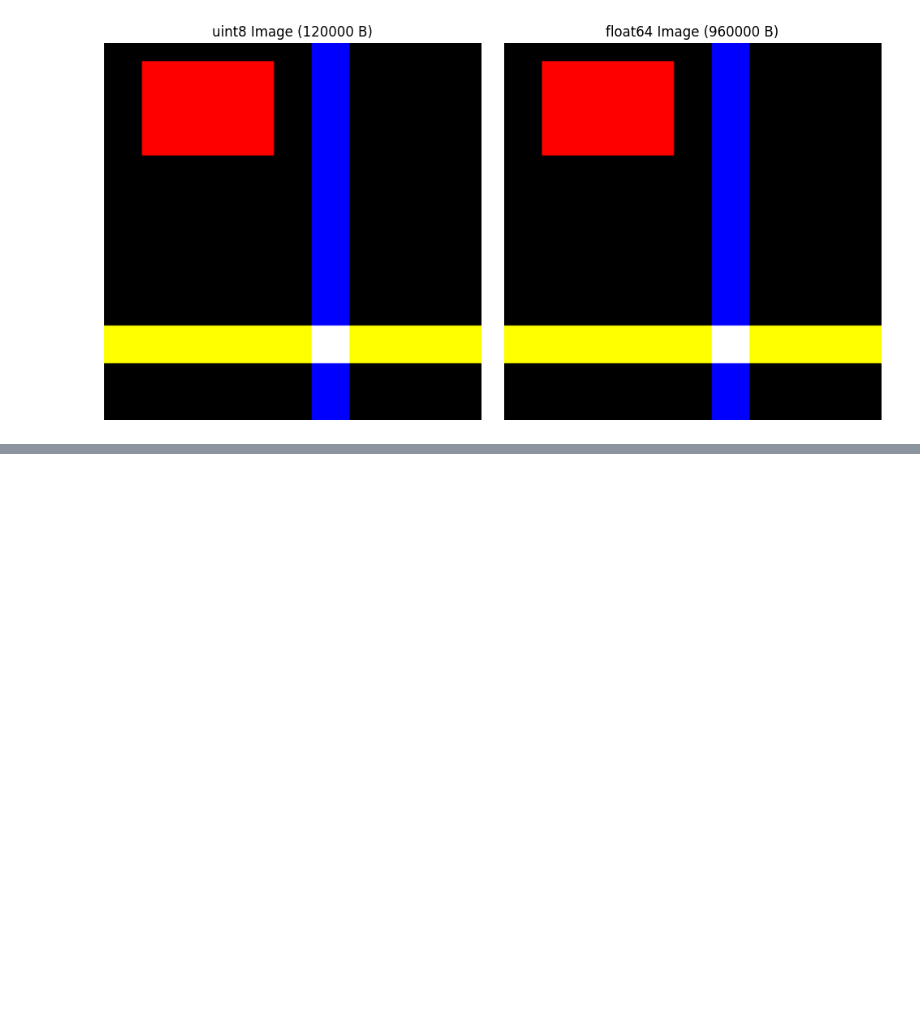
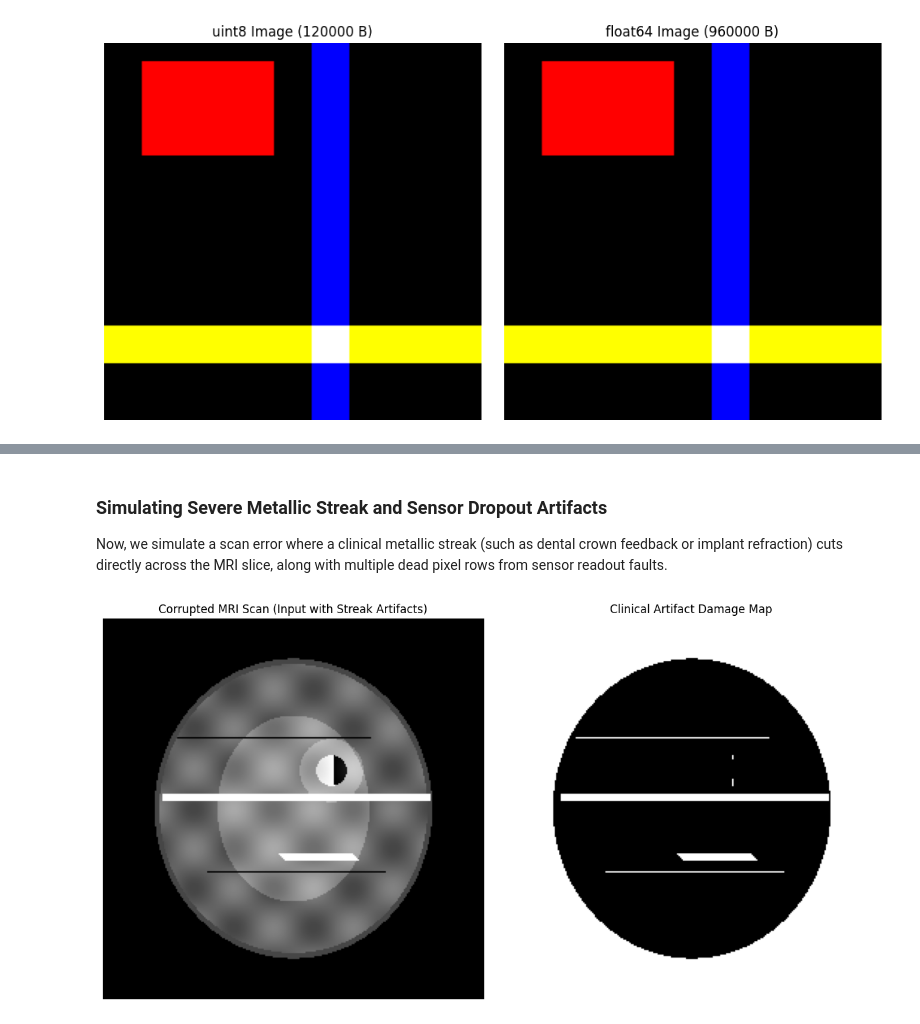
Before and after one commit to CBYERDECODE/image_pixel_manipulator, a Jupyter notebook: image_pixel_manipulator.ipynb, the cells around one changed output, grey strips where cells are left out. Cells and saved outputs as stored; diff of their text form; code cells hidden in the pictures; blank space fills up the shorter version.

```diff
--- a/image_pixel_manipulator.ipynb
+++ b/image_pixel_manipulator.ipynb
@@ -160,0 +339,40 @@ float64 uses 8.0x more memory than uint8!
+# %% [markdown]
+### Simulating Severe Metallic Streak and Sensor Dropout Artifacts
+
+Now, we simulate a scan error where a clinical metallic streak (such as dental crown feedback or implant refraction) cuts directly across the MRI slice, along with multiple dead pixel rows from sensor readout faults.
+# %%
+# Make a copy of our clean phantom
+mri_corrupted = mri_clean.copy()
+h_mri, w_mri, _ = mri_corrupted.shape
+
+# 1. Inject high-intensity streak metal artifacts (White lines)
+for i in range(h_mri):
+    # Simulate horizontal scanner streak feedback
+    if 118 <= i <= 122:
+        mri_corrupted[i, 40:220] = [255, 255, 255]
+    # Diagonal metal artifact slice
+    if abs(i - 160) < 3:
+        mri_corrupted[i, i-40:i+10] = [255, 255, 255]
+
+# 2. Inject dead detector channels (Black sensor dropouts)
+mri_corrupted[80, 50:180] = [0, 0, 0]
+mri_corrupted[170, 70:190] = [0, 0, 0]
+
+# 3. Create a detection mask for the medical artifacts
+# Map any pixels that have been completely blown out to [255, 255, 255] or dropped to [0, 0, 0] across channels
+mri_artifact_mask = (np.all(mri_corrupted == 255, axis=2)) | (np.all(mri_corrupted == 0, axis=2))
+
+# Visualize the clinical artifact setup
+fig, axes = plt.subplots(1, 2, figsize=(12, 6))
+axes[0].imshow(mri_corrupted)
+axes[0].set_title("Corrupted MRI Scan (Input with Streak Artifacts)")
+axes[0].axis("off")
+
+axes[1].imshow(mri_artifact_mask, cmap='gray')
+axes[1].set_title("Clinical Artifact Damage Map")
+axes[1].axis("off")
+
+plt.tight_layout()
+plt.show()
+# %% [output]
+[figure, added]
```
Also changed, not shown: parts of 13 cells of this notebook.
